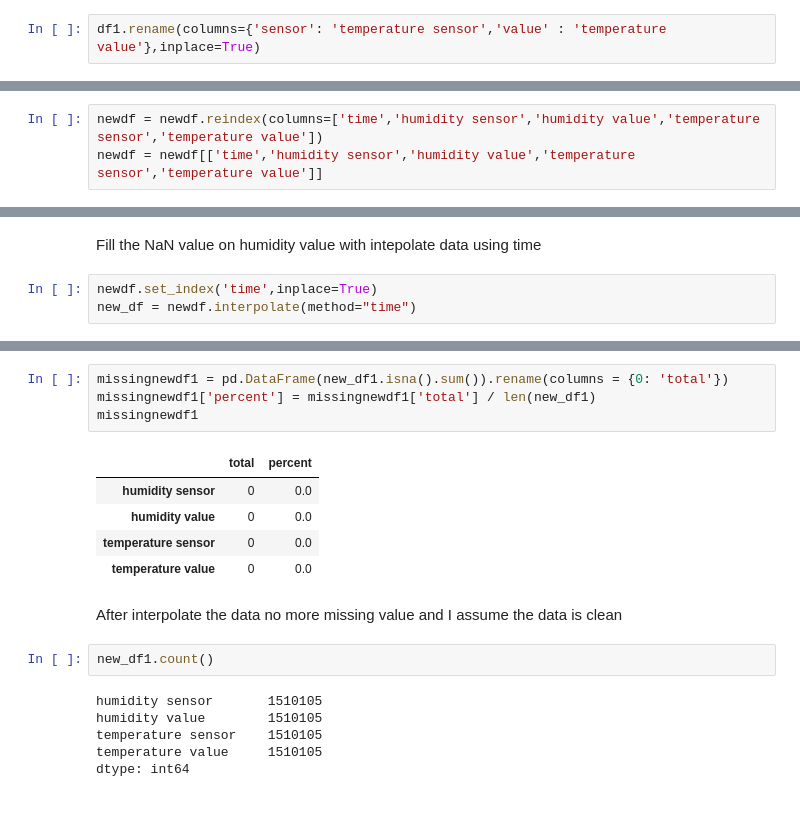
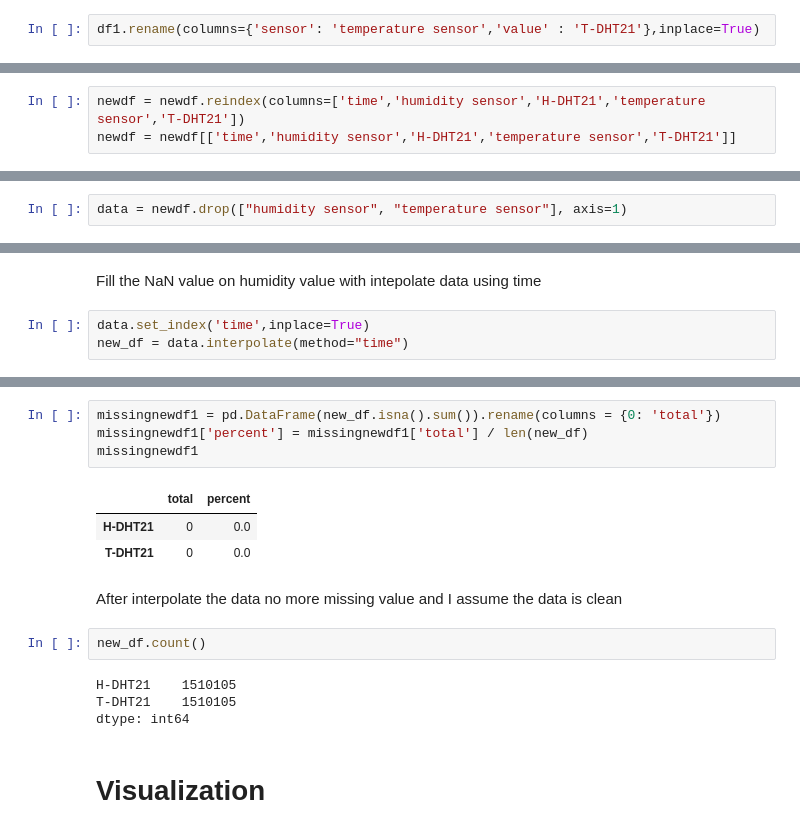
Before and after one commit to widyameiriska/MassiveData, a Jupyter notebook: notebooks/H-HTU21 and T-HTU21 measures .ipynb, the cells around one changed output, grey strips where cells are left out. Cells and saved outputs as stored; diff of their text form.

```diff
--- a/notebooks/H-HTU21 and T-HTU21 measures .ipynb
+++ b/notebooks/H-HTU21 and T-HTU21 measures .ipynb
@@ -197,7 +203,7 @@ df.tail()
 | 1428375 | H-HTU21 | 31.0 | 2018-03-13 11:42:07 |
 | 1428376 | H-HTU21 | 33.6 | 2018-03-13 11:42:12 |
 # %%
-df1.rename(columns={'sensor': 'temperature sensor','value' : 'temperature value'},inplace=True)
+df1.rename(columns={'sensor': 'temperature sensor','value' : 'T-DHT21'},inplace=True)
 # %%
 df1.tail()
 # %% [output]
@@ -228,5 +234,5 @@ newdf.tail()
 | 1510103 | NaN | NaN | 2018-03-13 11:41:50 | T-HTU21 | 26.56 |
 | 1510104 | NaN | NaN | 2018-03-13 11:42:11 | T-HTU21 | 26.58 |
 # %%
-newdf = newdf.reindex(columns=['time','humidity sensor','humidity value','temperature sensor','temperature value'])
-newdf = newdf[['time','humidity sensor','humidity value','temperature sensor','temperature value']]
+newdf = newdf.reindex(columns=['time','humidity sensor','H-DHT21','temperature sensor','T-DHT21'])
+newdf = newdf[['time','humidity sensor','H-DHT21','temperature sensor','T-DHT21']]
@@ -242 +239,3 @@ newdf.head()
+# %%
+data = newdf.drop(["humidity sensor", "temperature sensor"], axis=1)
 # %%
@@ -273,8 +268,8 @@ After merging the data from H-DHT11 and T-DHT11 sensor there are many missing da
 # %% [markdown]
 Fill the NaN value on humidity value with intepolate data using time
 # %%
-newdf.set_index('time',inplace=True)
-new_df = newdf.interpolate(method="time")
+data.set_index('time',inplace=True)
+new_df = data.interpolate(method="time")
 # %%
 new_df.tail()
 # %% [output]
@@ -301,20 +283,18 @@ new_df1.tail()
 # %%
-missingnewdf1 = pd.DataFrame(new_df1.isna().sum()).rename(columns = {0: 'total'})
-missingnewdf1['percent'] = missingnewdf1['total'] / len(new_df1)
+missingnewdf1 = pd.DataFrame(new_df.isna().sum()).rename(columns = {0: 'total'})
+missingnewdf1['percent'] = missingnewdf1['total'] / len(new_df)
 missingnewdf1
 # %% [output]
 |  | total | percent |
-| humidity sensor | 0 | 0.0 |
-| humidity value | 0 | 0.0 |
-| temperature sensor | 0 | 0.0 |
-| temperature value | 0 | 0.0 |
+| H-DHT21 | 0 | 0.0 |
+| T-DHT21 | 0 | 0.0 |
 # %% [markdown]
 After interpolate the data no more missing value and I assume the data is clean
 # %%
-new_df1.count()
+new_df.count()
 # %% [output]
-humidity sensor       1510105
-humidity value        1510105
-temperature sensor    1510105
-temperature value     1510105
+H-DHT21    1510105
+T-DHT21    1510105
 dtype: int64
+# %% [markdown]
+# Visualization
```
Also changed, not shown: parts of 18 cells of this notebook, 2 other files.
